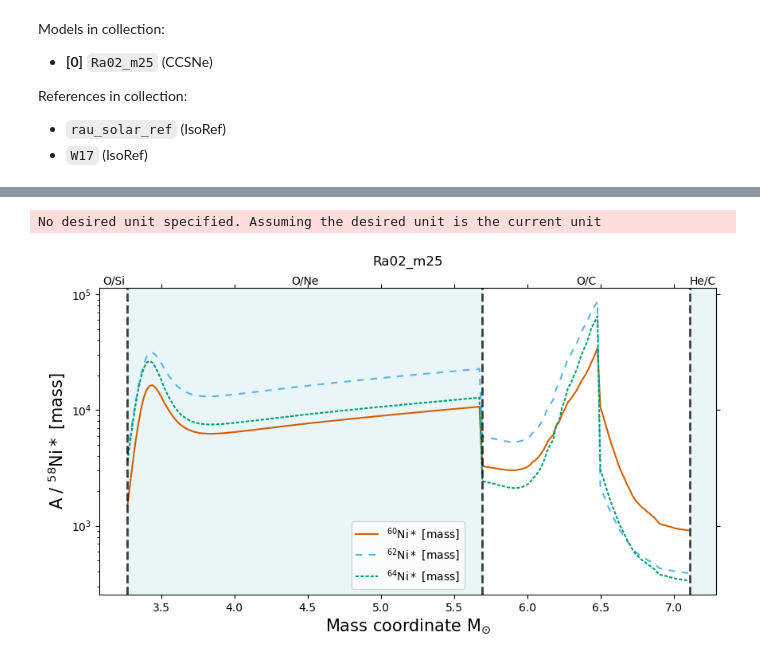
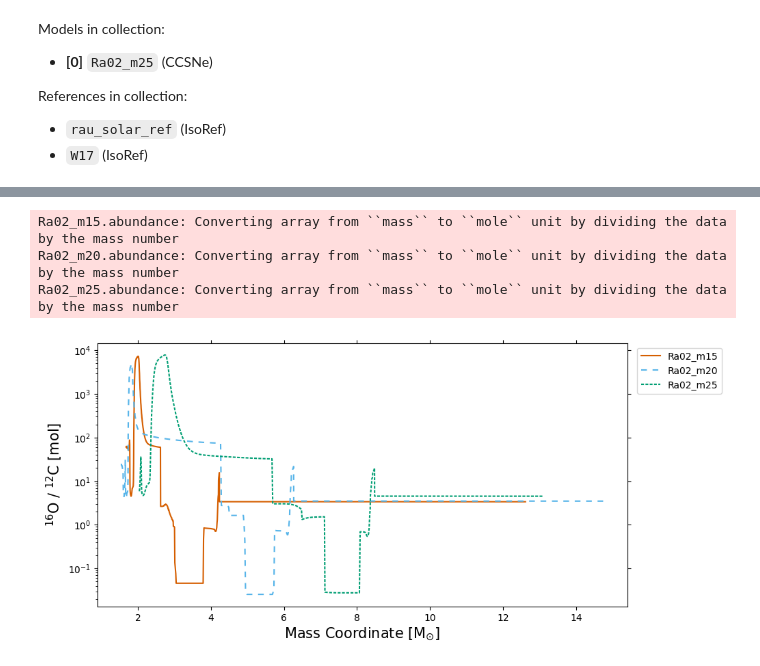
Before and after one commit to mattias-ek/SIMPLE, a Jupyter notebook: notebooks/ccsne_tutorial1.ipynb, the cells around one changed output, grey strips where cells are left out. Drawn from its saved outputs; the diff is of its cells as text; code cells hidden in the pictures.

```diff
--- a/notebooks/ccsne_tutorial1.ipynb
+++ b/notebooks/ccsne_tutorial1.ipynb
@@ -257,7 +204,8 @@ In the example below only data for the *O/Ne* and *O/C* shells is shown.
-# %%
-simple.ccsne.plot_abundance(models, 'Ni-60*/Ni-58*, Ni-62*/Ni-58*, Ni-64*/Ni-58*', where='.mass==25 & .dataset==Ra02',
-                            mask = '.shell == O/C | .shell == O/Ne',
-                            ax_yscale='log', fig_size= (10,5));
-# %% [output]
-No desired unit specified. Assuming the desired unit is the current unit
-[figure, removed]
+# %%
+simple.plot_ccsne.abundance(models, 'o16/c12', where='.dataset==Ra02', unit='mol',
+                            ax_yscale='log');
+# %% [output]
+Ra02_m15.abundance: Converting array from ``mass`` to ``mole`` unit by dividing the data by the mass number
+Ra02_m20.abundance: Converting array from ``mass`` to ``mole`` unit by dividing the data by the mass number
+Ra02_m25.abundance: Converting array from ``mass`` to ``mole`` unit by dividing the data by the mass number
+[figure, added]
```
Also changed, not shown: parts of 14 cells of this notebook, 22 other files.
